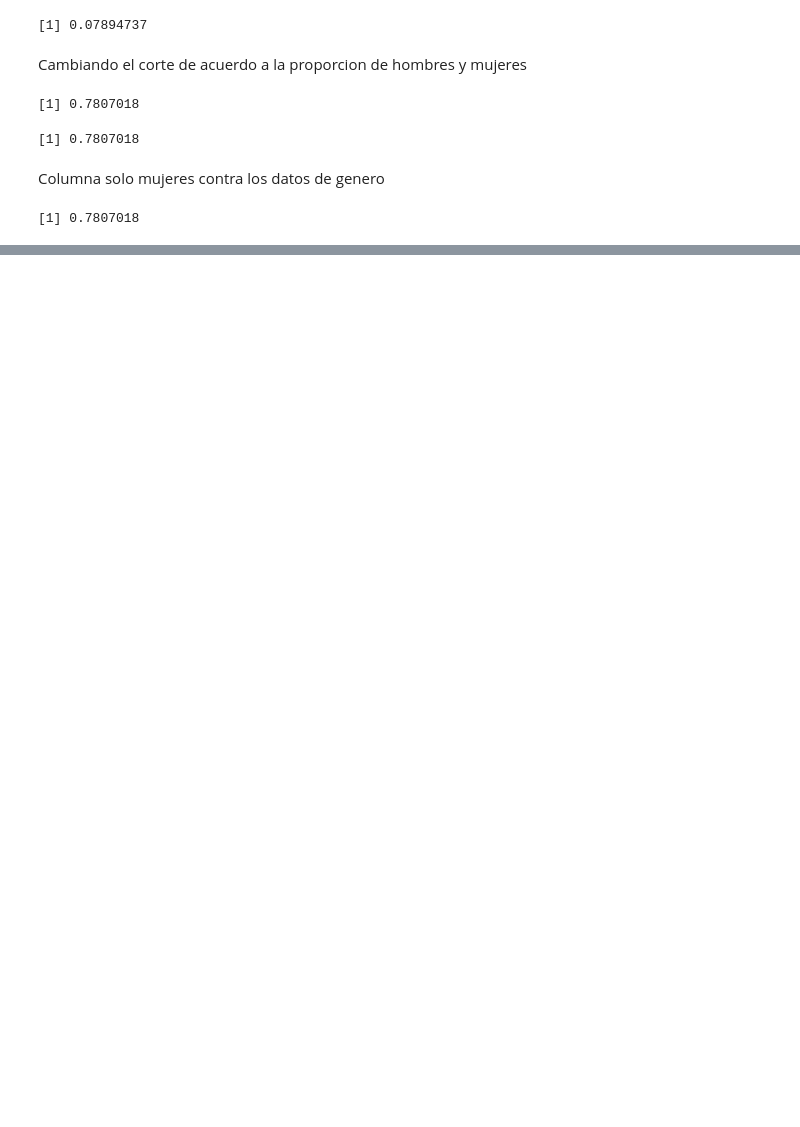
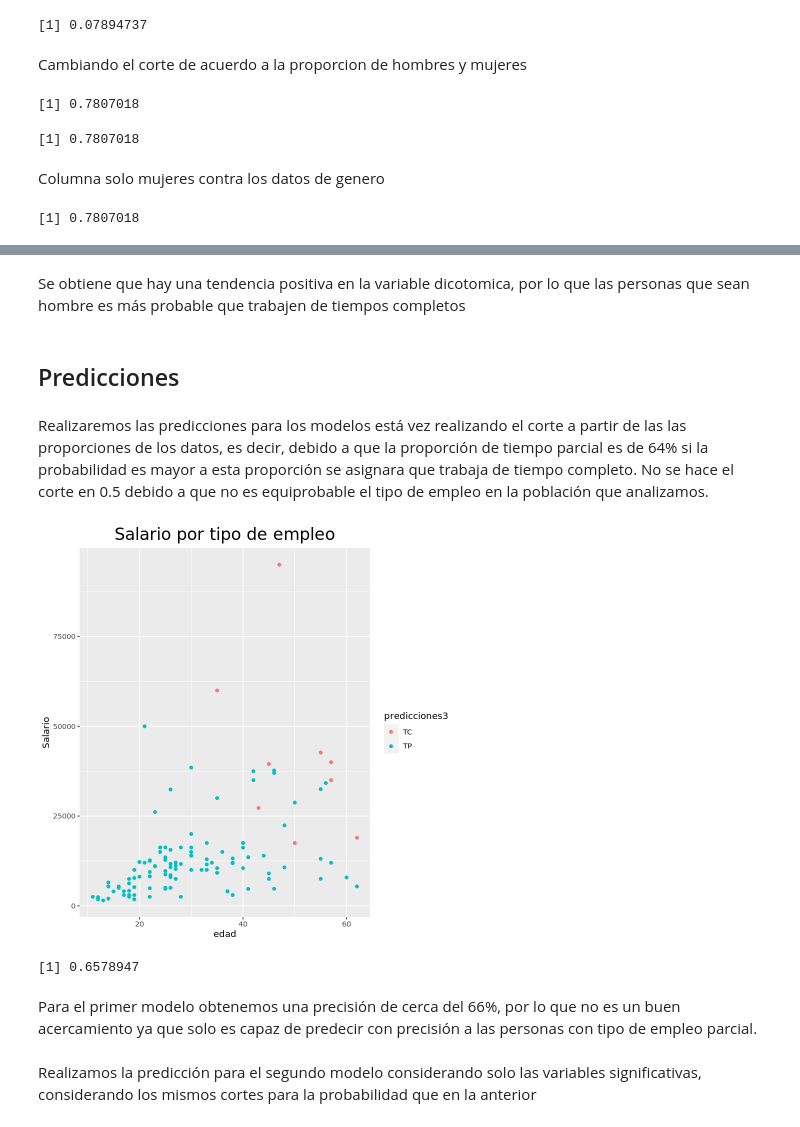
Before and after one commit to prope-2021-gh-classroom/practica-final-verano-2021-Juanes8, a Jupyter notebook: practica_final_equipo_5.ipynb, the cells around one changed output, grey strips where cells are left out. Cells and saved outputs as stored; diff of their text form; code cells hidden in the pictures; blank space fills up the shorter version.

Commit message:
Adding other approach to logistic model

```diff
--- a/practica_final_equipo_5.ipynb
+++ b/practica_final_equipo_5.ipynb
@@ -259,0 +311,3 @@ mean (datos$pruebam == datos$Genero)
+# %%
+logit3<-glm(Empleo~Genero+edad+Salario+Escolaridad,data=datos,family = "binomial")
+summary(logit3)
@@ -259,0 +357,25 @@ mean (datos$pruebam == datos$Genero)
+# %% [markdown]
+Se obtiene que hay una tendencia positiva en la variable dicotomica, por lo que las personas que sean hombre es más probable que trabajen de tiempos completos
+# %% [markdown]
+## Predicciones
+# %% [markdown]
+Realizaremos las predicciones para los modelos está vez realizando el corte a partir de las las proporciones de los datos, es decir, debido a que la proporción de tiempo parcial es de 64% si la probabilidad es mayor a esta proporción se asignara que trabaja de tiempo completo. No se hace el corte en 0.5 debido a que no es equiprobable el tipo de empleo en la población que analizamos.
+# %%
+predicciones3 <- data.frame(predict.glm(logit3, datos, type='response'))
+# %%
+predicciones3 <- ifelse(predicciones3 > 0.64, 'TC', 'TP')
+# %%
+datos <-datos %>% mutate(Predicion_modelo3=predicciones3)
+# %%
+informacion + geom_point(datos, mapping = aes (x=edad, y=Salario, color=predicciones3)) +
+ggtitle ('Salario por tipo de empleo') + theme(plot.title =element_text (size=20, hjust=0.5))
+# %% [output]
+[figure, added]
+# %%
+mean (predicciones3 == datos$TE)
+# %% [output]
+[1] 0.6578947
+# %% [markdown]
+Para el primer modelo obtenemos una precisión de cerca del 66%, por lo que no es un buen acercamiento ya que solo es capaz de predecir con precisión a las personas con tipo de empleo parcial.
+# %% [markdown]
+Realizamos la predicción para el segundo modelo considerando solo las variables significativas, considerando los mismos cortes para la probabilidad que en la anterior
```
Also changed, not shown: parts of 22 cells of this notebook.
